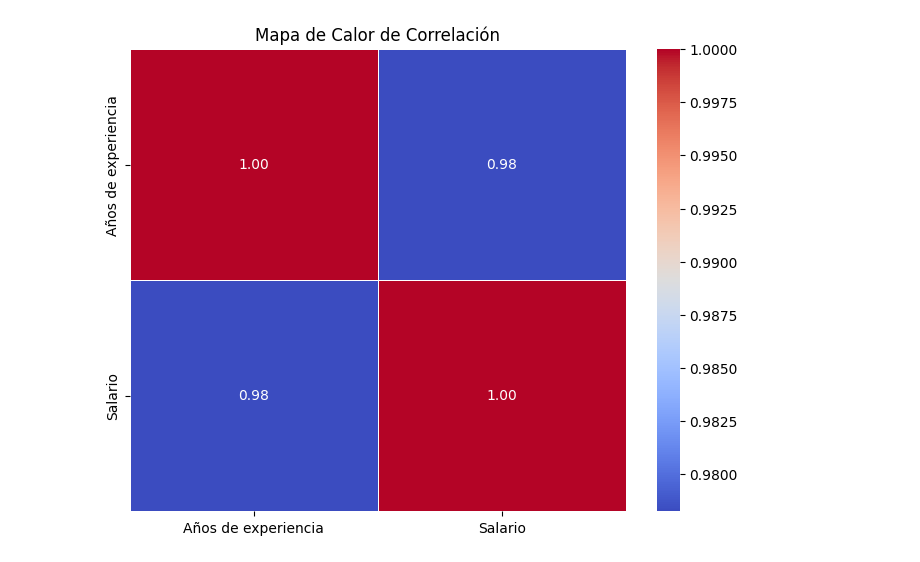
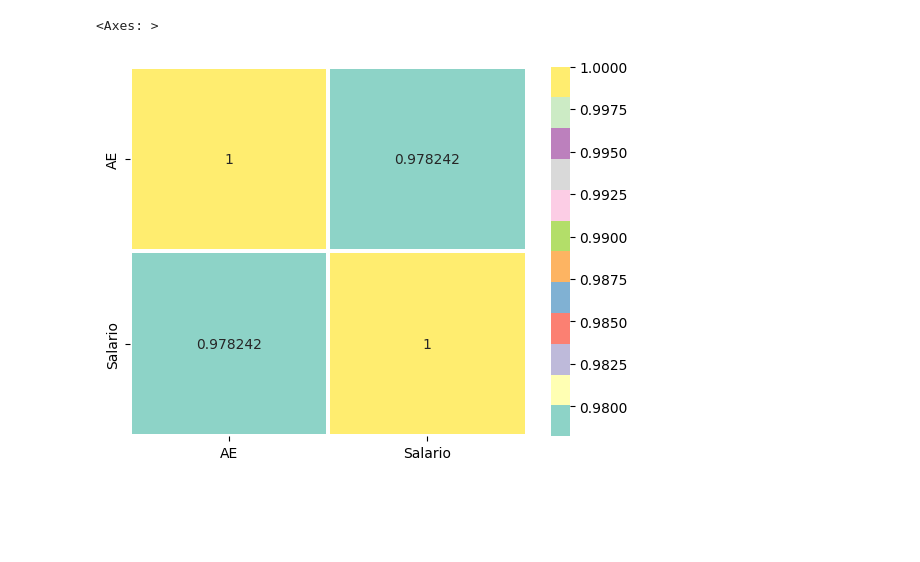
Before and after one commit to d4vhost/MachineLearning, a Jupyter notebook: Salary_Data.ipynb, the cells around one changed output. Cells and saved outputs as stored; diff of their text form; code cells hidden in the pictures; blank space fills up the shorter version.

```diff
--- a/Salary_Data.ipynb
+++ b/Salary_Data.ipynb
@@ -7,3 +4,5 @@ from sklearn.model_selection import train_test_split
 from sklearn.linear_model import LinearRegression
 # %%
-dataset = pd.read_csv('../MyPython/dataset/Salary_Data.csv', delimiter=';')
+df = pd.read_csv('../MyPython/dataset/Salary_Data.csv', sep=';')
+print(df.shape)
+df.head()
@@ -10,9 +17,4 @@ dataset = pd.read_csv('../MyPython/dataset/Salary_Data.csv', delimiter=';')
 # %%
-X = dataset.iloc[:, :-1].values
-y = dataset.iloc[:, 1].values
-
-print("Visualización de los primeros 5 registros:")
-print(dataset.head())
-print("\nForma de los datos X:", X.shape)
-print("Forma de los datos y:", y.shape)
+df.columns = ['AE', 'Salario']
+df.head()
 # %% [output]
@@ -63,16 +59,9 @@ plt.show()
 # %%
-# 2. Crear el mapa de calor
-correlation_matrix = dataset.corr()
-plt.figure(figsize=(8, 6))
-sns.heatmap(
-    correlation_matrix,
-    annot=True,
-    cmap='coolwarm',
-    fmt='.2f',
-    linewidths=.5
-)
-
-plt.title('Mapa de Calor de Correlación')
-plt.show()
+import seaborn as sns
+sns.heatmap(df.corr(),
+annot=True, fmt='.6g',
+linewidths=1.5,
+cmap="Set3")
 # %% [output]
+<Axes: >
-[figure, old version]
+[figure, new version]
```
Also changed, not shown: parts of 7 cells of this notebook.
